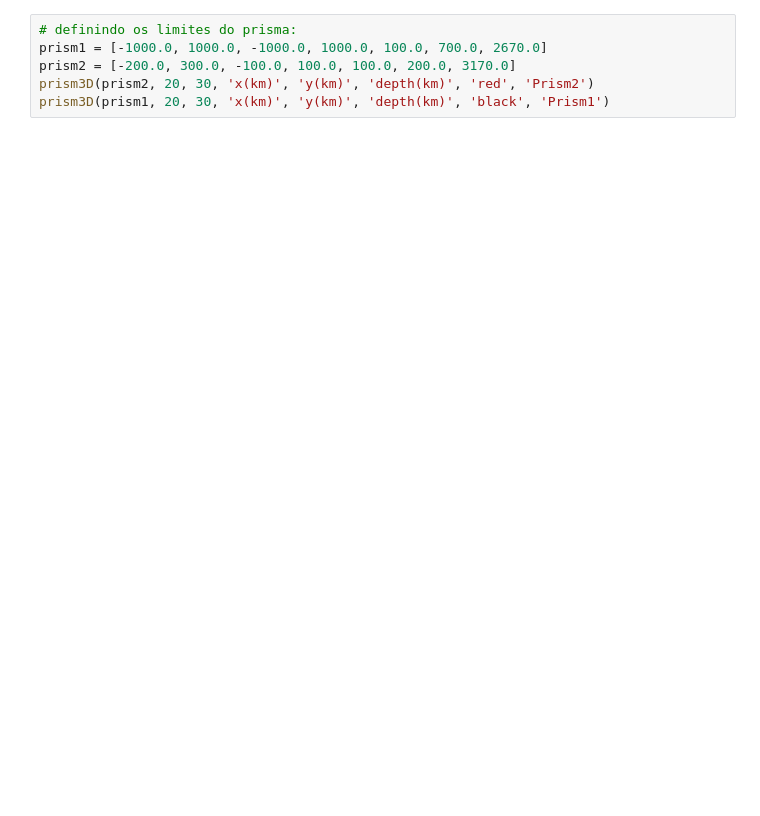
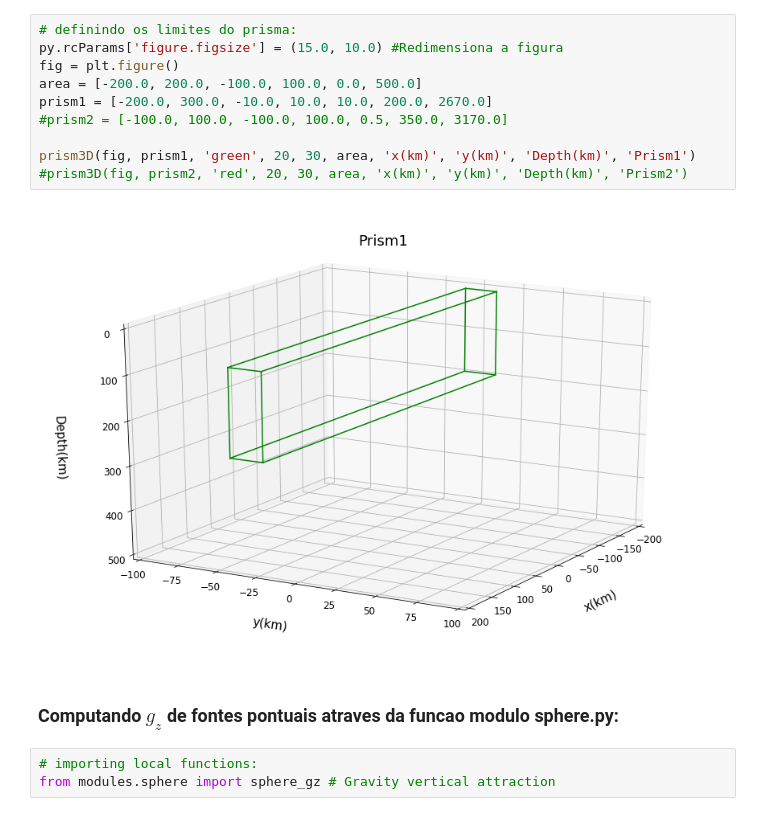
Before and after one commit to rodrigobijani/Congresso_Brasileiro_Geologia2018, a Jupyter notebook: scripts/tests.ipynb, the cells around one changed output. Saved outputs shown, nothing was run; the diff lists cells and outputs as text; blank space fills up the shorter version.

```diff
--- a/scripts/tests.ipynb
+++ b/scripts/tests.ipynb
@@ -22,6 +32,17 @@ points3D(model, 11, 33, 'x(m)', 'y(m)', 'Depth(m)', 'Model')
 # %%
 # definindo os limites do prisma:
-prism1 = [-1000.0, 1000.0, -1000.0, 1000.0, 100.0, 700.0, 2670.0]
-prism2 = [-200.0, 300.0, -100.0, 100.0, 100.0, 200.0, 3170.0]
-prism3D(prism2, 20, 30, 'x(km)', 'y(km)', 'depth(km)', 'red', 'Prism2')
-prism3D(prism1, 20, 30, 'x(km)', 'y(km)', 'depth(km)', 'black', 'Prism1')
+py.rcParams['figure.figsize'] = (15.0, 10.0) #Redimensiona a figura
+fig = plt.figure()
+area = [-200.0, 200.0, -100.0, 100.0, 0.0, 500.0]
+prism1 = [-200.0, 300.0, -10.0, 10.0, 10.0, 200.0, 2670.0]
+#prism2 = [-100.0, 100.0, -100.0, 100.0, 0.5, 350.0, 3170.0]
+
+prism3D(fig, prism1, 'green', 20, 30, area, 'x(km)', 'y(km)', 'Depth(km)', 'Prism1')
+#prism3D(fig, prism2, 'red', 20, 30, area, 'x(km)', 'y(km)', 'Depth(km)', 'Prism2')
+# %% [output]
+[figure, added]
+# %% [markdown]
+### Computando $g_z$ de fontes pontuais atraves da funcao modulo sphere.py:
+# %%
+# importing local functions:
+from modules.sphere import sphere_gz # Gravity vertical attraction
```
Also changed, not shown: parts of 10 cells of this notebook.
